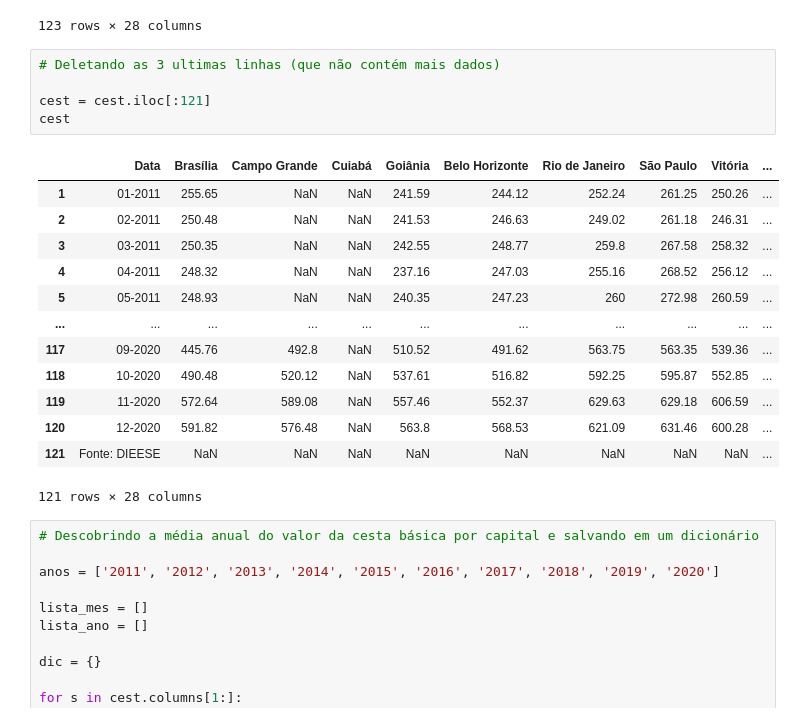
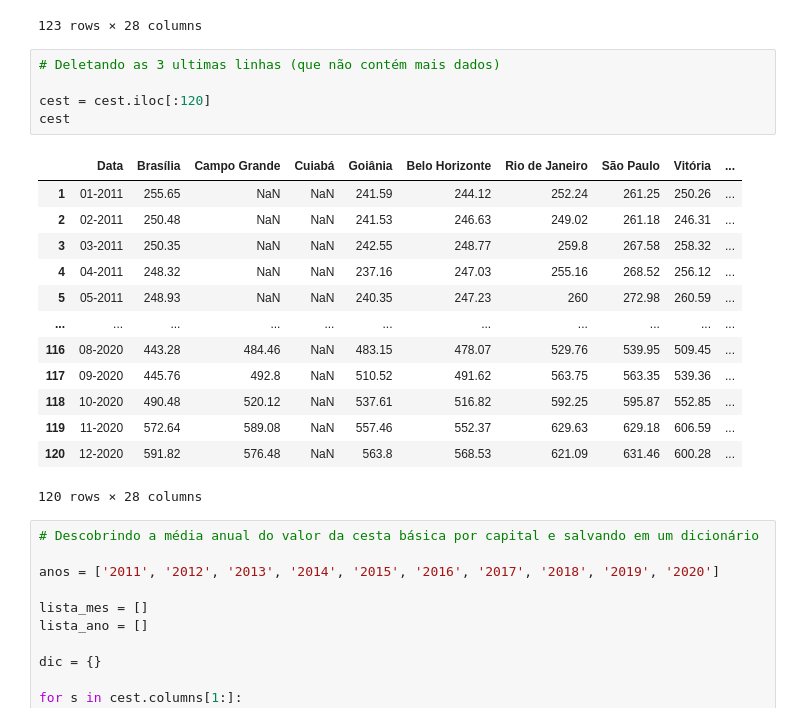
Before and after one commit to bessasjr/Cesta_basica_2001-2020, a Jupyter notebook: cesta_basic.ipynb, the cells around one changed output. Saved outputs shown, nothing was run; the diff lists cells and outputs as text.

```diff
--- a/cesta_basic.ipynb
+++ b/cesta_basic.ipynb
@@ -83,22 +83,22 @@ cest
 # %%
 # Deletando as 3 ultimas linhas (que não contém mais dados)
 
-cest = cest.iloc[:121]
+cest = cest.iloc[:120]
 cest
 # %% [output]
 |  | Data | Brasília | Campo Grande | Cuiabá | Goiânia | Belo Horizonte | Rio de Janeiro | São Paulo | Vitória | ... |
 | 1 | 01-2011 | 255.65 | NaN | NaN | 241.59 | 244.12 | 252.24 | 261.25 | 250.26 | ... |
 | 2 | 02-2011 | 250.48 | NaN | NaN | 241.53 | 246.63 | 249.02 | 261.18 | 246.31 | ... |
 | 3 | 03-2011 | 250.35 | NaN | NaN | 242.55 | 248.77 | 259.8 | 267.58 | 258.32 | ... |
 | 4 | 04-2011 | 248.32 | NaN | NaN | 237.16 | 247.03 | 255.16 | 268.52 | 256.12 | ... |
 | 5 | 05-2011 | 248.93 | NaN | NaN | 240.35 | 247.23 | 260 | 272.98 | 260.59 | ... |
 | ... | ... | ... | ... | ... | ... | ... | ... | ... | ... | ... |
+| 116 | 08-2020 | 443.28 | 484.46 | NaN | 483.15 | 478.07 | 529.76 | 539.95 | 509.45 | ... |
 | 117 | 09-2020 | 445.76 | 492.8 | NaN | 510.52 | 491.62 | 563.75 | 563.35 | 539.36 | ... |
 | 118 | 10-2020 | 490.48 | 520.12 | NaN | 537.61 | 516.82 | 592.25 | 595.87 | 552.85 | ... |
 | 119 | 11-2020 | 572.64 | 589.08 | NaN | 557.46 | 552.37 | 629.63 | 629.18 | 606.59 | ... |
 | 120 | 12-2020 | 591.82 | 576.48 | NaN | 563.8 | 568.53 | 621.09 | 631.46 | 600.28 | ... |
-| 121 | Fonte: DIEESE | NaN | NaN | NaN | NaN | NaN | NaN | NaN | NaN | ... |
-121 rows × 28 columns
+120 rows × 28 columns
 # %%
 # Descobrindo a média anual do valor da cesta básica por capital e salvando em um dicionário
 
```
